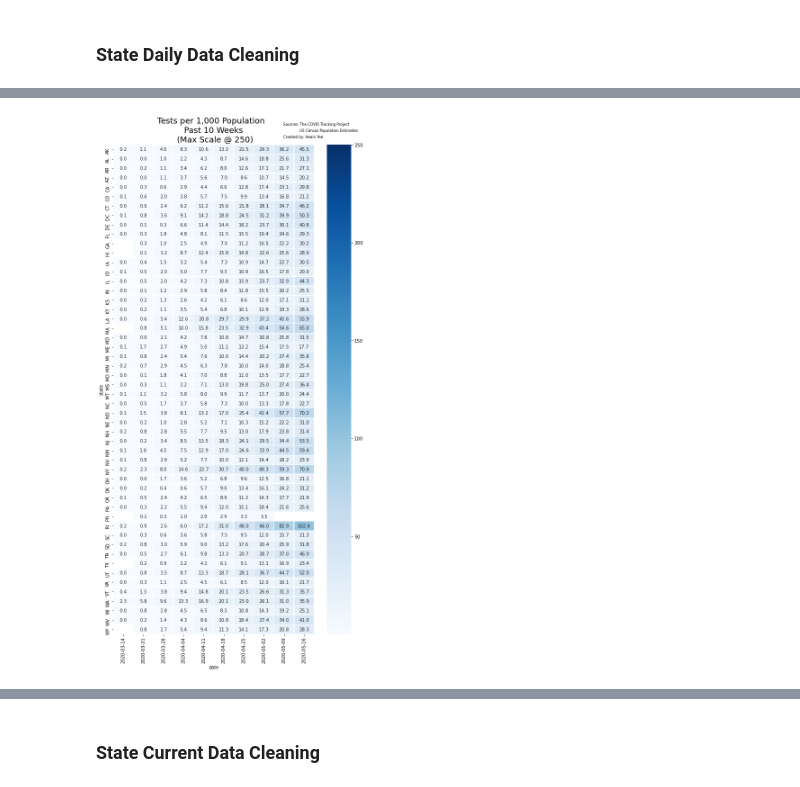
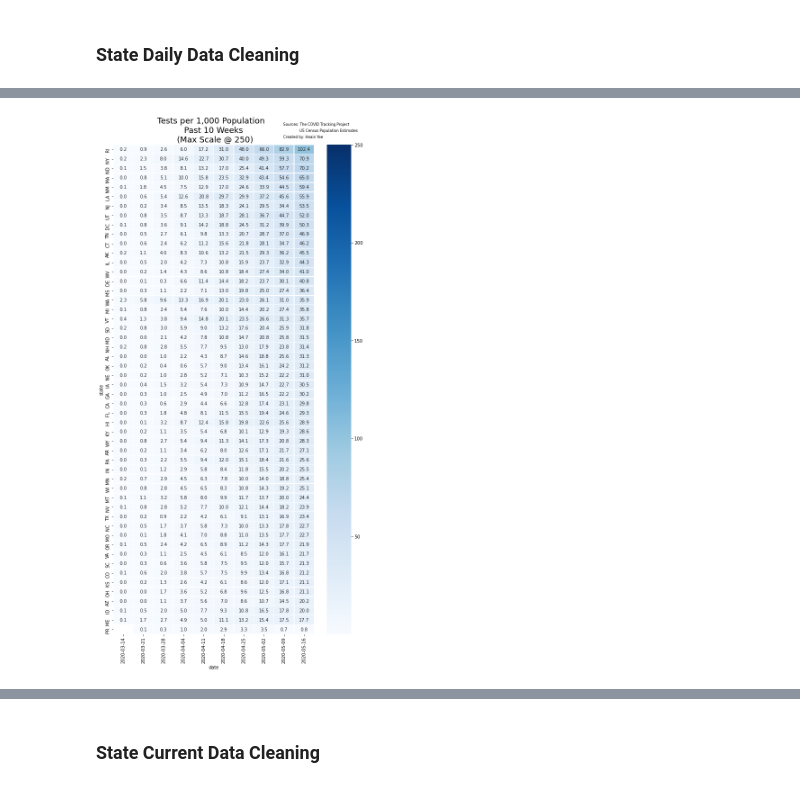
Before and after one commit to hanesy/covid-tracking, a Jupyter notebook: data-exploration.ipynb, the cells around one changed output, grey strips where cells are left out. Cells and saved outputs as stored; diff of their text form; code cells hidden in the pictures.

Commit message:
new data charts

```diff
--- a/data-exploration.ipynb
+++ b/data-exploration.ipynb
@@ -163,7 +163,7 @@ state_daily_df = state_daily_df[state_daily_df['NAME'].isnull() == False]
 state_daily_df = state_daily_df.rename(columns = {"state_x": "state",
                                       "POP": "2019 population"})
 
-select_columns = ['date', 'state', 'negative', 'totaltestresults', "2019 population"]
+select_columns = ['date', 'state', 'positive', 'totaltestresults', "2019 population"]
 state_daily_df= state_daily_df[select_columns]
 
 
@@ -180,5 +180,5 @@ state_daily_df ['tests per 1000'] =  state_daily_df['totaltestresults'].astype(i
 
 state_daily_df
 # drops NA for negative ... which is PR on 5/16/2020
-state_daily_df = state_daily_df.dropna(subset = ['negative'])
-state_daily_df['negatives per test'] = state_daily_df['negative'].astype(int)/state_daily_df['totaltestresults'].astype(int)
+# state_daily_df = state_daily_df.dropna(subset = ['negative'])
+state_daily_df['positives%'] = state_daily_df['positive'].astype(int)/state_daily_df['totaltestresults'].astype(int)
@@ -185,6 +201,8 @@ state_daily_df['negatives per test'] = state_daily_df['negative'].astype(int)/st
 # %%
 # "avg works because there isn't more than one value per crosssection"
-state_daily_pivot=state_daily_df.pivot_table(index=['state'], values = 'tests per 1000', columns = "date", aggfunc = 'mean')
+state_daily_test_pivot=state_daily_df.pivot_table(index=['state'], values = 'tests per 1000', columns = "date", aggfunc = 'mean')
+
+state_daily_positive_pivot=state_daily_df.pivot_table(index=['state'], values = 'positives%', columns = "date", aggfunc = 'mean')
 # %%
 today = pd.to_datetime('today')
 last_week = today - DT.timedelta(days=7)
@@ -250,0 +243,17 @@ state_daily_pivot_final
+# %%
+state_daily_test_pivot_final = state_daily_test_pivot[last_ten_weeks]
+state_daily_test_pivot_final = state_daily_test_pivot_final.iloc[:, ::-1]
+state_daily_test_pivot_final.columns = state_daily_test_pivot_final.columns.astype(str)
+# pd.options.display.float_format = '{:,.2f}'.format
+# pd.set_option('precision', 1)
+state_daily_test_pivot_final= state_daily_test_pivot_final.sort_values(by = ["2020-05-16"], ascending = False)
+
+
+state_daily_positive_pivot_final = state_daily_positive_pivot[last_ten_weeks]
+state_daily_positive_pivot_final = state_daily_positive_pivot_final.iloc[:, ::-1]
+state_daily_positive_pivot_final.columns = state_daily_positive_pivot_final.columns.astype(str)
+# pd.options.display.float_format = '{:,.2f}'.format
+# pd.set_option('precision', 1)
+state_daily_positive_pivot_final= state_daily_positive_pivot_final.sort_values(by = ["2020-05-16"], ascending = False)
+
+state_daily_positive_pivot_final
@@ -256,26 +284,26 @@ state_daily_pivot_final
 # %%
 import seaborn as sns
 
 max_scale = 250
 
 fig, ax = plt.subplots(figsize=(10,20))
 title = "Tests per 1,000 Population  \n Past 10 Weeks \n (Max Scale @ 250)"
 
 plt.title(title, fontsize=18)
 
-sns.heatmap(state_daily_pivot_final, cmap = 'Blues', linewidths = 0.30, annot =True, fmt = '.1f', ax=ax, vmax = max_scale)
+sns.heatmap(state_daily_test_pivot_final, cmap = 'Blues', linewidths = 0.30, annot =True, fmt = '.1f', ax=ax, vmax = max_scale)
 
 textstr = "Sources: The COVID Tracking Project"
 plt.gcf().text(.65, .91, textstr, fontsize=8)
 
 textstr = "US Census Population Estimates"
 plt.gcf().text(.70, .90, textstr, fontsize=8)
 
 textstr = "Created by: Heain Yee"
 plt.gcf().text(.65, .89, textstr, fontsize=8)
 
 plt.savefig("images/testsper1000")
 
 plt.show()
 # %% [output]
-[figure, old version]
+[figure, new version]
```
Also changed, not shown: parts of 12 cells of this notebook, 4 other files.
